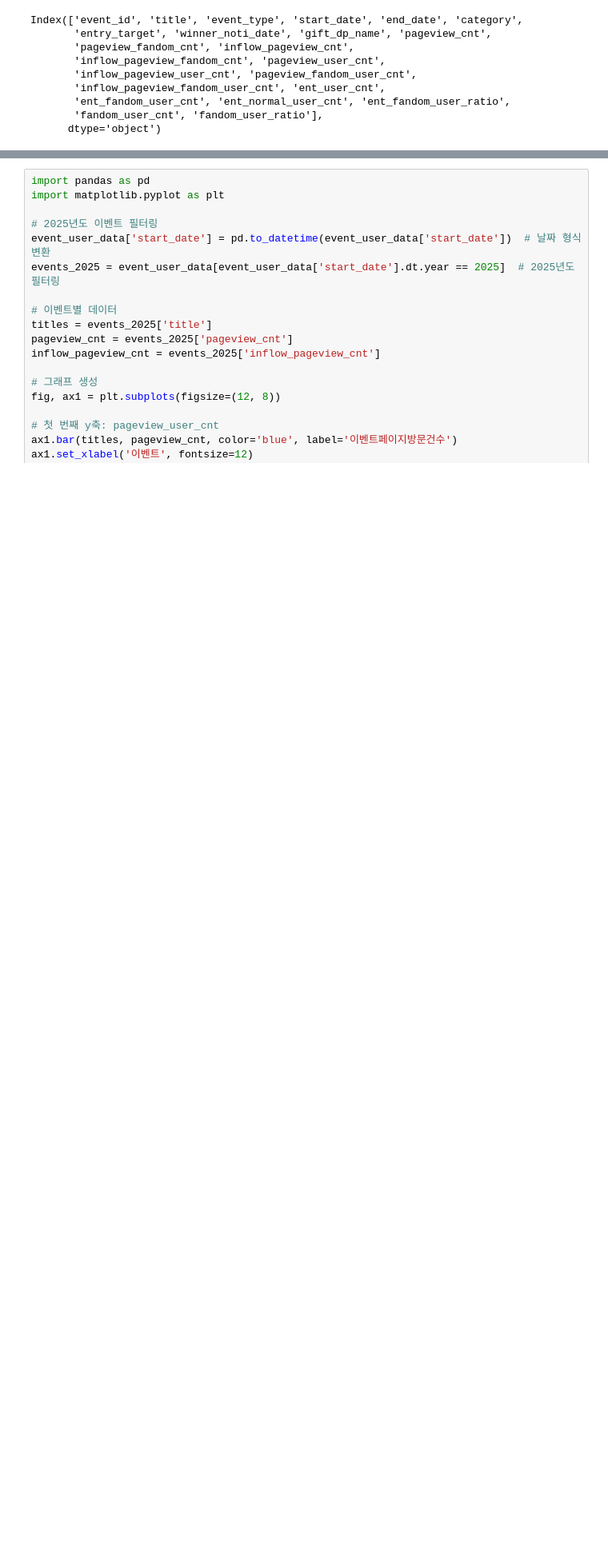
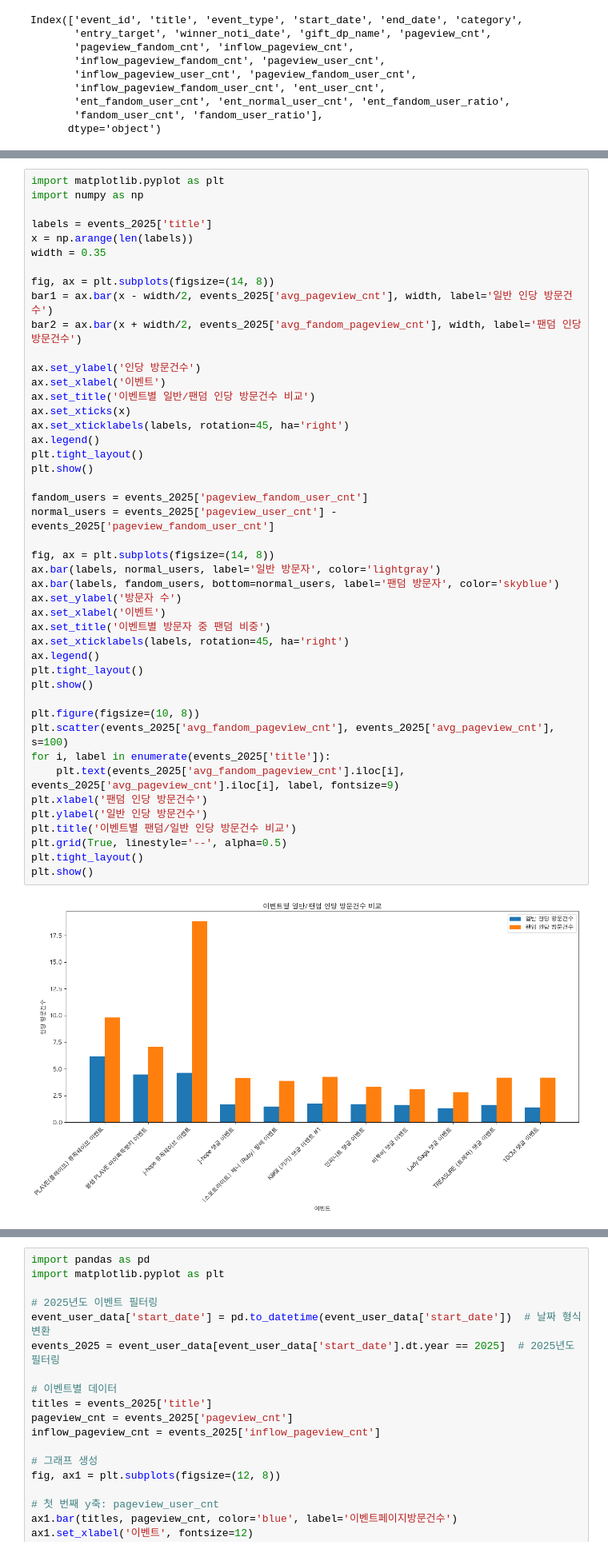
Before and after one commit to samuel-ch-data/music_analysis_project, a Jupyter notebook: PLAVE 이벤트분석/plave_bedge_event_2025_user_analysis.ipynb, the cells around one changed output, grey strips where cells are left out. Shown at 80% size. Cells and saved outputs as stored; diff of their text form; blank space fills up the shorter version.

```diff
--- a/PLAVE 이벤트분석/plave_bedge_event_2025_user_analysis.ipynb
+++ b/PLAVE 이벤트분석/plave_bedge_event_2025_user_analysis.ipynb
@@ -398,0 +401,47 @@ plt.show()
+# %%
+import matplotlib.pyplot as plt
+import numpy as np
+
+labels = events_2025['title']
+x = np.arange(len(labels))
+width = 0.35
+
+fig, ax = plt.subplots(figsize=(14, 8))
+bar1 = ax.bar(x - width/2, events_2025['avg_pageview_cnt'], width, label='일반 인당 방문건수')
+bar2 = ax.bar(x + width/2, events_2025['avg_fandom_pageview_cnt'], width, label='팬덤 인당 방문건수')
+
+ax.set_ylabel('인당 방문건수')
+ax.set_xlabel('이벤트')
+ax.set_title('이벤트별 일반/팬덤 인당 방문건수 비교')
+ax.set_xticks(x)
+ax.set_xticklabels(labels, rotation=45, ha='right')
+ax.legend()
+plt.tight_layout()
+plt.show()
+
+fandom_users = events_2025['pageview_fandom_user_cnt']
+normal_users = events_2025['pageview_user_cnt'] - events_2025['pageview_fandom_user_cnt']
+
+fig, ax = plt.subplots(figsize=(14, 8))
+ax.bar(labels, normal_users, label='일반 방문자', color='lightgray')
+ax.bar(labels, fandom_users, bottom=normal_users, label='팬덤 방문자', color='skyblue')
+ax.set_ylabel('방문자 수')
+ax.set_xlabel('이벤트')
+ax.set_title('이벤트별 방문자 중 팬덤 비중')
+ax.set_xticklabels(labels, rotation=45, ha='right')
+ax.legend()
+plt.tight_layout()
+plt.show()
+
+plt.figure(figsize=(10, 8))
+plt.scatter(events_2025['avg_fandom_pageview_cnt'], events_2025['avg_pageview_cnt'], s=100)
+for i, label in enumerate(events_2025['title']):
+    plt.text(events_2025['avg_fandom_pageview_cnt'].iloc[i], events_2025['avg_pageview_cnt'].iloc[i], label, fontsize=9)
+plt.xlabel('팬덤 인당 방문건수')
+plt.ylabel('일반 인당 방문건수')
+plt.title('이벤트별 팬덤/일반 인당 방문건수 비교')
+plt.grid(True, linestyle='--', alpha=0.5)
+plt.tight_layout()
+plt.show()
+# %% [output]
+[figure, added]
```
Also changed, not shown: parts of 15 cells of this notebook.
